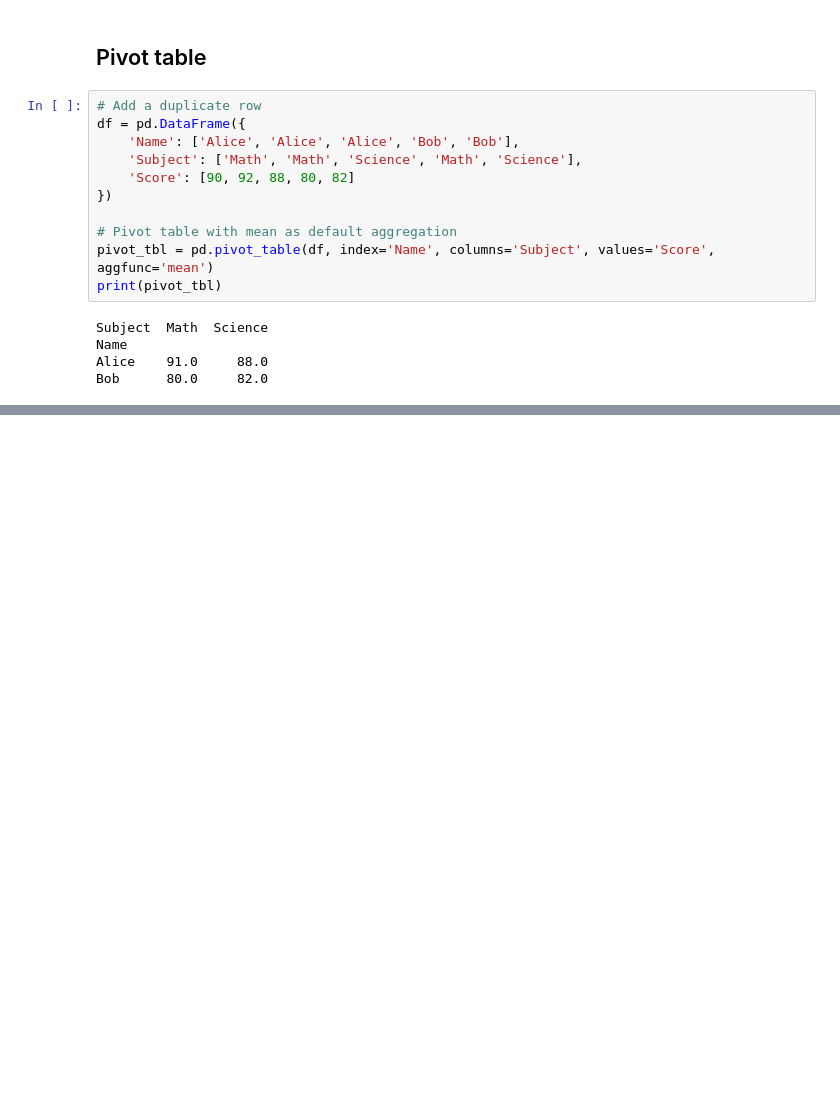
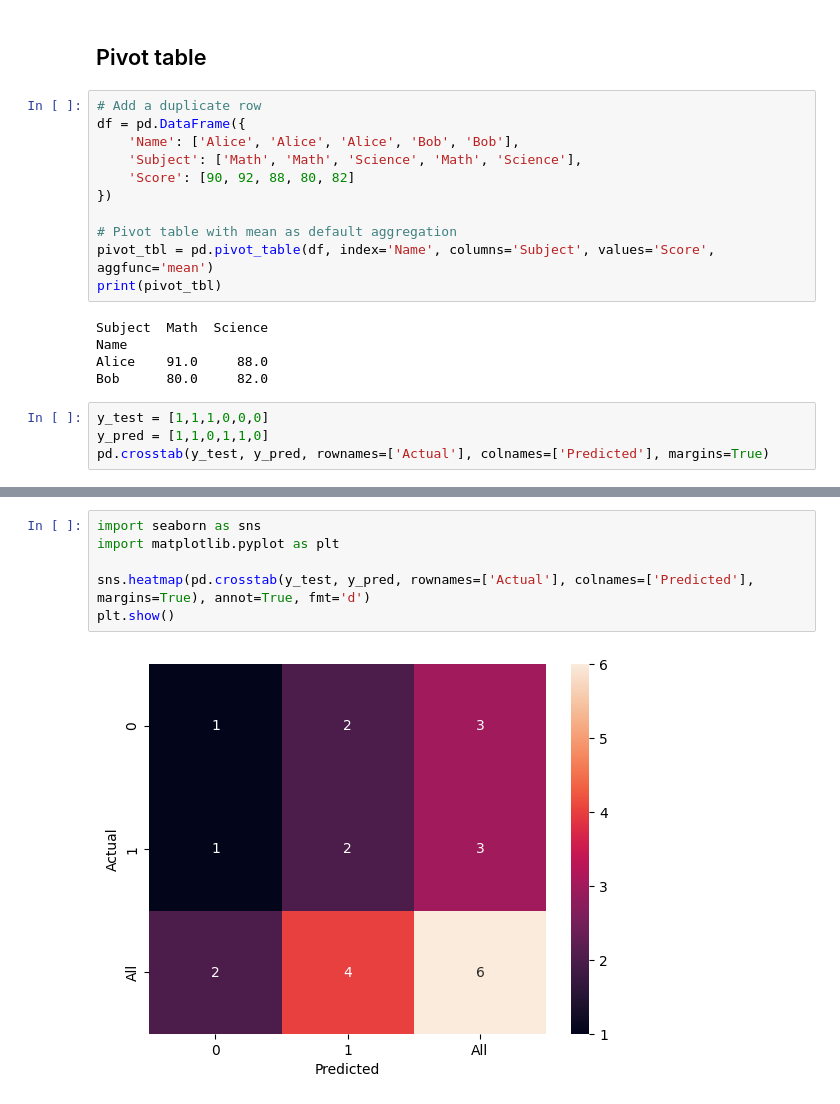
Before and after one commit to Shanmukh15501/DSML_PRACTISE_FILES, a Jupyter notebook: Pandas/FINAL_NOTES/0_pandas_notes.ipynb, the cells around one changed output, grey strips where cells are left out. Saved outputs shown, nothing was run; the diff lists cells and outputs as text; blank space fills up the shorter version.

```diff
--- a/Pandas/FINAL_NOTES/0_pandas_notes.ipynb
+++ b/Pandas/FINAL_NOTES/0_pandas_notes.ipynb
@@ -781,3 +781,7 @@ Subject  Math  Science
 Name
 Alice    91.0     88.0
 Bob      80.0     82.0
+# %%
+y_test = [1,1,1,0,0,0]
+y_pred = [1,1,0,1,1,0]
+pd.crosstab(y_test, y_pred, rownames=['Actual'], colnames=['Predicted'], margins=True)
@@ -783,0 +794,8 @@ Bob      80.0     82.0
+# %%
+import seaborn as sns
+import matplotlib.pyplot as plt
+
+sns.heatmap(pd.crosstab(y_test, y_pred, rownames=['Actual'], colnames=['Predicted'], margins=True), annot=True, fmt='d')
+plt.show()
+# %% [output]
+[figure, added]
```
Also changed, not shown: parts of 1 cell of this notebook, 5 other files.
